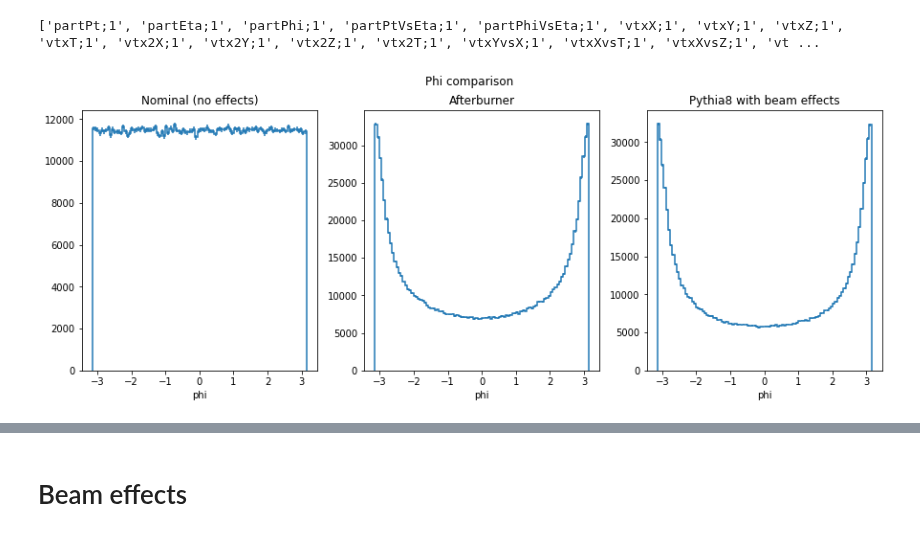
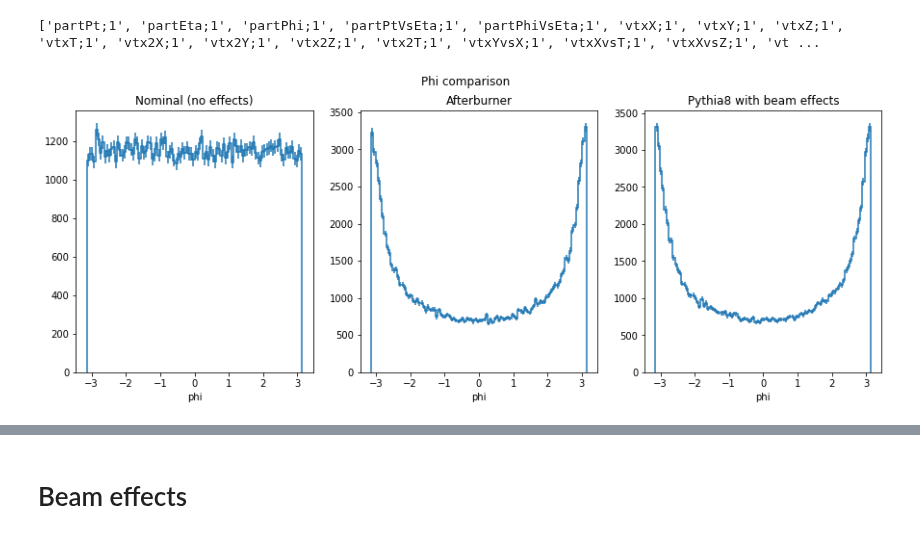
Before and after one commit to eic/afterburner, a Jupyter notebook: python/comparison.ipynb, the cells around one changed output, grey strips where cells are left out. Saved outputs shown, nothing was run; the diff lists cells and outputs as text; code cells hidden in the pictures.

```diff
--- a/python/comparison.ipynb
+++ b/python/comparison.ipynb
@@ -8,15 +8,37 @@ print(sys.executable)
 # %% [output]
 /usr/bin/python3
 # %%
-# No beam effects and crossing angle hepmc file:
-# Taken from https://dtn01.sdcc.bnl.gov:9000/minio/eictest/ATHENA/WG/BeamEffects/
+# Validation files can be taken from:
+# https://dtn01.sdcc.bnl.gov:9000/minio/eictest/ATHENA/WG/BeamEffects/
+
+# Config 1:  275x18 old (no initial state radiation)
+# no_effects_source = "/home/romanov/eic/data/ab_test/old_no_radiation/test_headon_25mRad_18x275.hepmc"
+# full_py8_source = "/home/romanov/eic/data/ab_test/old_no_radiation/pythia8NCDIS_18x275_minQ2=10_beamEffects_xAngle=-0.025_hiDiv_1.hepmc"
+# out_prefix = 'noisr_275x18'
+
+# Config 2:  275x18 current
+
 no_effects_source = "/home/romanov/eic/data/ab_test/test_headon_18x275.hepmc"
+full_py8_source = "/home/romanov/eic/data/ab_test/pythia8NCDIS_18x275_minQ2=10_beamEffects_xAngle=-0.025_hiDiv_1.hepmc"
+out_prefix = '275x18'
 
-# Full pythia8 with beam effects file:
-# Taken from https://dtn01.sdcc.bnl.gov:9000/minio/eictest/ATHENA/EVGEN/DIS/NC/18x275/minQ2=10/
-full_py8_source = "/home/romanov/eic/data/ab_test/pythia8NCDIS_18x275_minQ2=10_beamEffects_xAngle=-0.025_hiDiv_1.hepmc"
+
+# no_effects_source = "/home/romanov/eic/data/ab_test/test_headon_10x100.hepmc"
+# full_py8_source = "/home/romanov/eic/data/ab_test/pythia8NCDIS_10x100_minQ2=10_beamEffects_xAngle=-0.025_hiDiv_1.hepmc"
+# out_prefix = '100x10'
+
+# no_effects_source = "/home/romanov/eic/data/ab_test/test_headon_5x41.hepmc"
+# full_py8_source = "/home/romanov/eic/data/ab_test/pythia8NCDIS_5x41_minQ2=10_beamEffects_xAngle=-0.025_hiDiv_1.hepmc"
+# out_prefix = '41x5'
+
+
+
+#/home/romanov/eic/data/ab_test/pythia8NCDIS_5x41_minQ2=10_beamEffects_xAngle=-0.025_hiDiv_1.hepmc
+#/home/romanov/eic/data/ab_test/pythia8NCDIS_10x100_minQ2=10_beamEffects_xAngle=-0.025_hiDiv_1.hepmc
+
+# Executable path
 executable = "/home/romanov/eic/afterburner/cpp/cmake-build-debug/abconv/abconv"
-process_limit = 50000
+process_limit = 5000
 
 # We compare setups here:
 # 1. No beam effects + afterburner
@@ -25,7 +47,7 @@ process_limit = 50000
 # Each setup will produce hepmc and .root file + command to run converter/afterburner
 
 # 1. No beam effects run through afterburner
-afterburner_out = "afterburner"
+afterburner_out = "afterburner_novtxrot"
 afterburner_root = afterburner_out + ".hist.root"
 afterburner_cmd = f"{executable} {no_effects_source}  --limit={process_limit} -o {afterburner_out}"
 
@@ -77,18 +99,19 @@ file_titles = ["Nominal (no effects)", "Afterburner", "Pythia8 with beam effects
 # %% [output]
 ['partPt;1', 'partEta;1', 'partPhi;1', 'partPtVsEta;1', 'partPhiVsEta;1', 'vtxX;1', 'vtxY;1', 'vtxZ;1', 'vtxT;1', 'vtx2X;1', 'vtx2Y;1', 'vtx2Z;1', 'vtx2T;1', 'vtxYvsX;1', 'vtxXvsT;1', 'vtxXvsZ;1', 'vt ...
 # %%
-def compare_1d(histo_name, title, x_label, y_label, figsize=(15, 5)):
+def compare_before_after_pythia_1d(histo_name, title, x_label, y_label, figsize=(15, 5)):
+    """Copmpares 3 plots before AB, after AB, pythia8 """
 
     fig, axes = plt.subplots(1, 3, figsize=figsize)
     fig.suptitle(title)
 
     for i, ax in enumerate(axes):
         ax.set_title(file_titles[i])
         ax.set_xlabel(x_label)
         ax.set_ylabel(y_label)
         files[i][histo_name].to_hist().plot(ax=ax)
 
 
-compare_1d("partPhi", "Phi comparison", "phi", "")
+compare_before_after_pythia_1d("partPhi", "Phi comparison", "phi", "")
 # %% [output]
-[figure, old version]
+[figure, new version]
```
Also changed, not shown: parts of 22 cells of this notebook, 44 other files.
